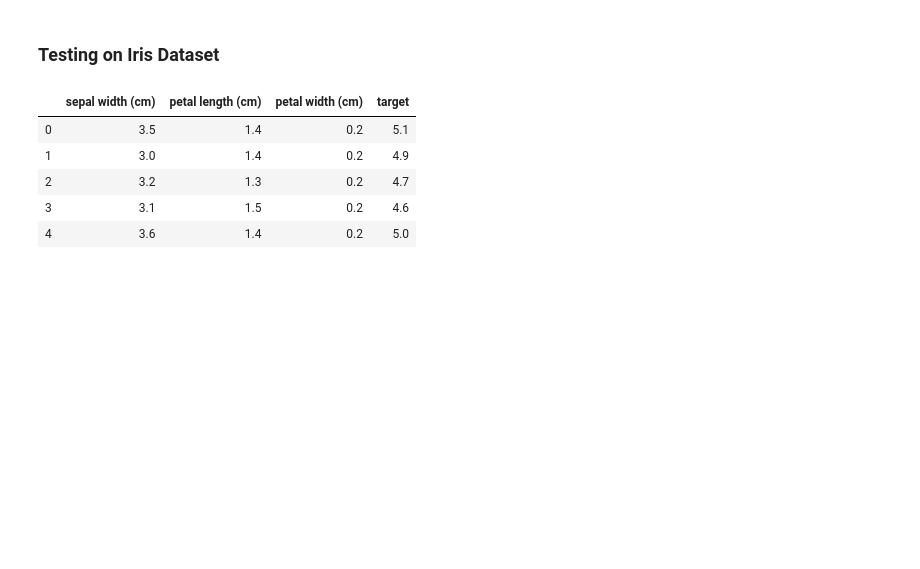
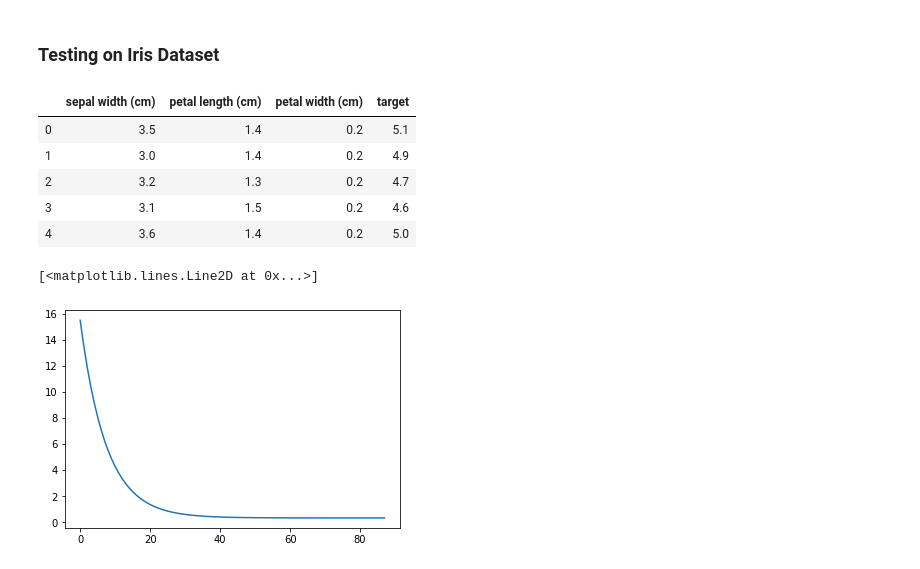
Before and after one commit to ReesaJohn/Data401-Project-3, a Jupyter notebook: Reesa Neural Network.ipynb, the cells around one changed output. Cells and saved outputs as stored; diff of their text form; code cells hidden in the pictures; blank space fills up the shorter version.

```diff
--- a/Reesa Neural Network.ipynb
+++ b/Reesa Neural Network.ipynb
@@ -261,3 +292,29 @@ df.head()
 | 2 | 3.2 | 1.3 | 0.2 | 4.7 |
 | 3 | 3.1 | 1.5 | 0.2 | 4.6 |
 | 4 | 3.6 | 1.4 | 0.2 | 5.0 |
+# %%
+X_train, X_test, y_train, y_test = train_test_split(df.drop("target",axis=1), df["target"], test_size=0.33, random_state=42)
+
+X_train, X_val, y_train, y_val = train_test_split(X_train, y_train, test_size=0.33, random_state=42)
+
+layers = 3
+nodes = 3
+activation = ReLU
+loss = L2_loss
+learning_rate = 0.001
+batch_size = 10
+num_epochs = 200
+anneal = 1
+
+test_nn = NeuralNetwork(layers, nodes, activation, loss, learning_rate, batch_size, anneal = anneal)
+
+errs,acc = test_nn.fit(X_train,y_train, X_val, y_val, rmse_diff = 0.0001, max_epochs = num_epochs, print_iter = False)
+# %%
+fig = plt.figure()
+ax = plt.axes()
+
+x = np.linspace(0, 10, 1000)
+ax.plot([i for i in range(0,len(errs))], errs)
+# %% [output]
+[<matplotlib.lines.Line2D at 0x...>]
+[figure, added]
```
Also changed, not shown: parts of 29 cells of this notebook, 1 other file.
